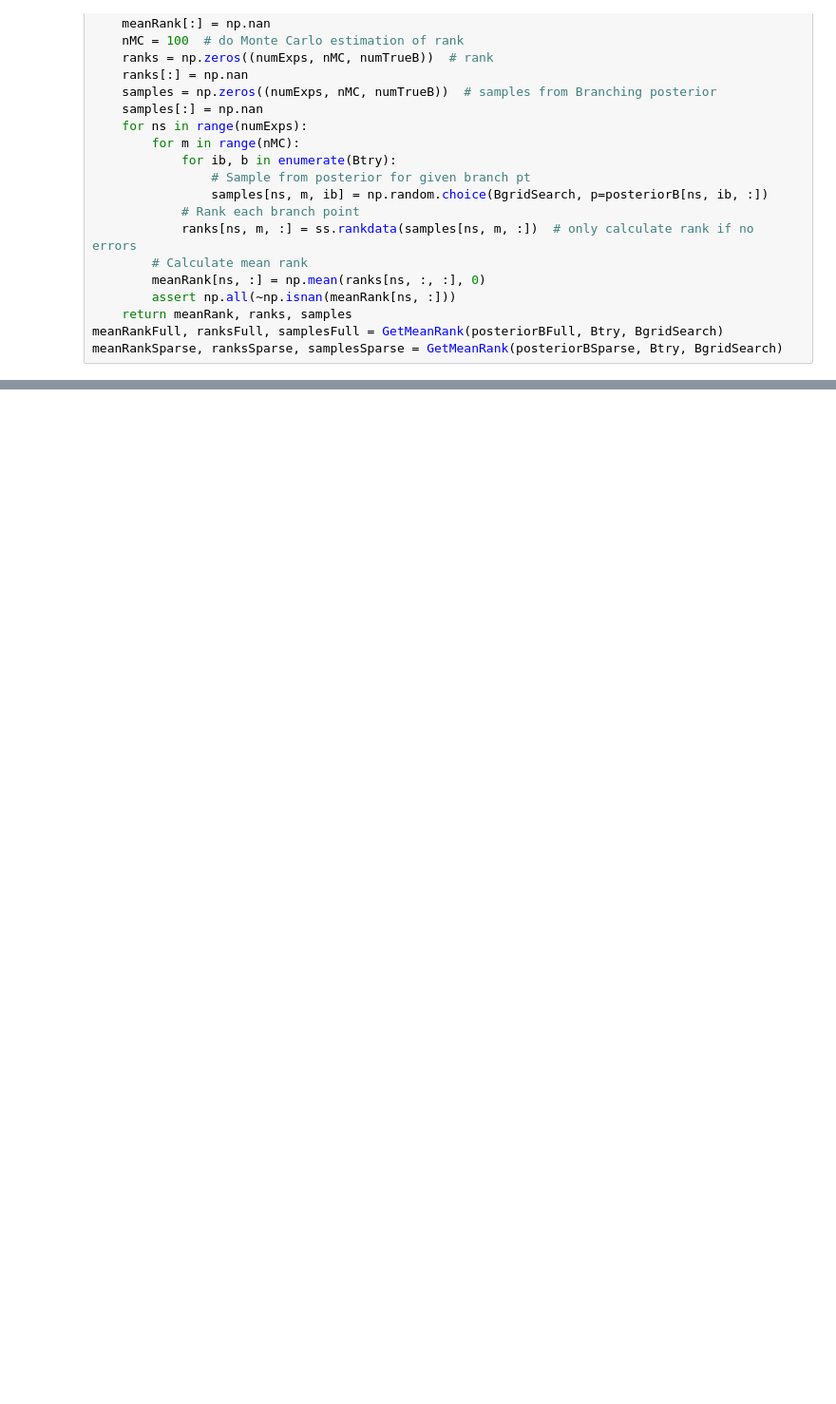
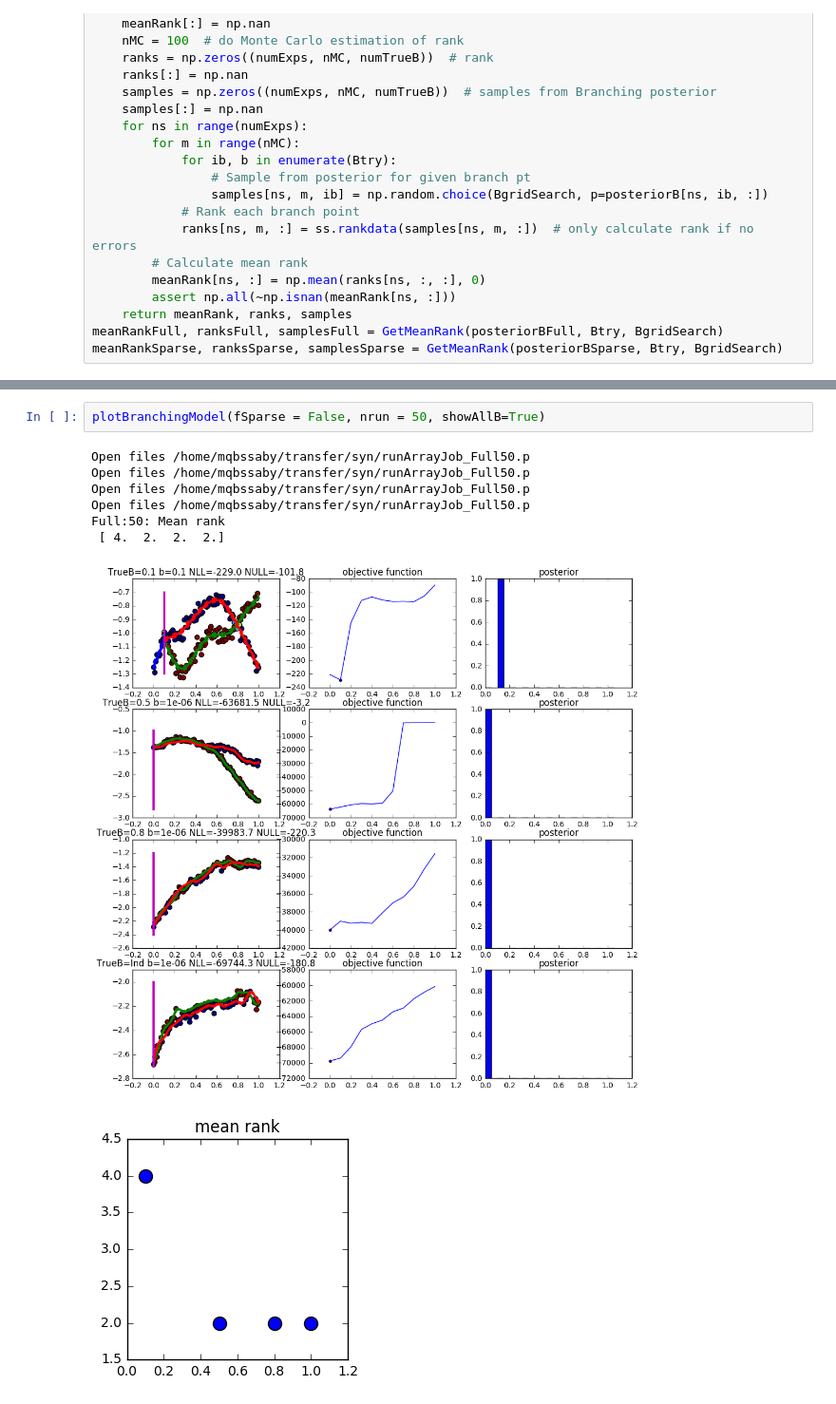
Before and after one commit to ManchesterBioinference/BranchedGP, a Jupyter notebook: synthetic/SyntheticDataExploration.ipynb, the cells around one changed output, grey strips where cells are left out. Shown at 95% size. Cells and saved outputs as stored; diff of their text form; blank space fills up the shorter version.

```diff
--- a/synthetic/SyntheticDataExploration.ipynb
+++ b/synthetic/SyntheticDataExploration.ipynb
@@ -255,0 +295,11 @@ posterior
+# %%
+plotBranchingModel(fSparse = False, nrun = 50, showAllB=True)
+# %% [output]
+Open files /home/mqbssaby/transfer/syn/runArrayJob_Full50.p
+Open files /home/mqbssaby/transfer/syn/runArrayJob_Full50.p
+Open files /home/mqbssaby/transfer/syn/runArrayJob_Full50.p
+Open files /home/mqbssaby/transfer/syn/runArrayJob_Full50.p
+Full:50: Mean rank
+ [ 4.  2.  2.  2.]
+[figure, added]
+[figure, added]
```
Also changed, not shown: parts of 28 cells of this notebook, 2 other files.
